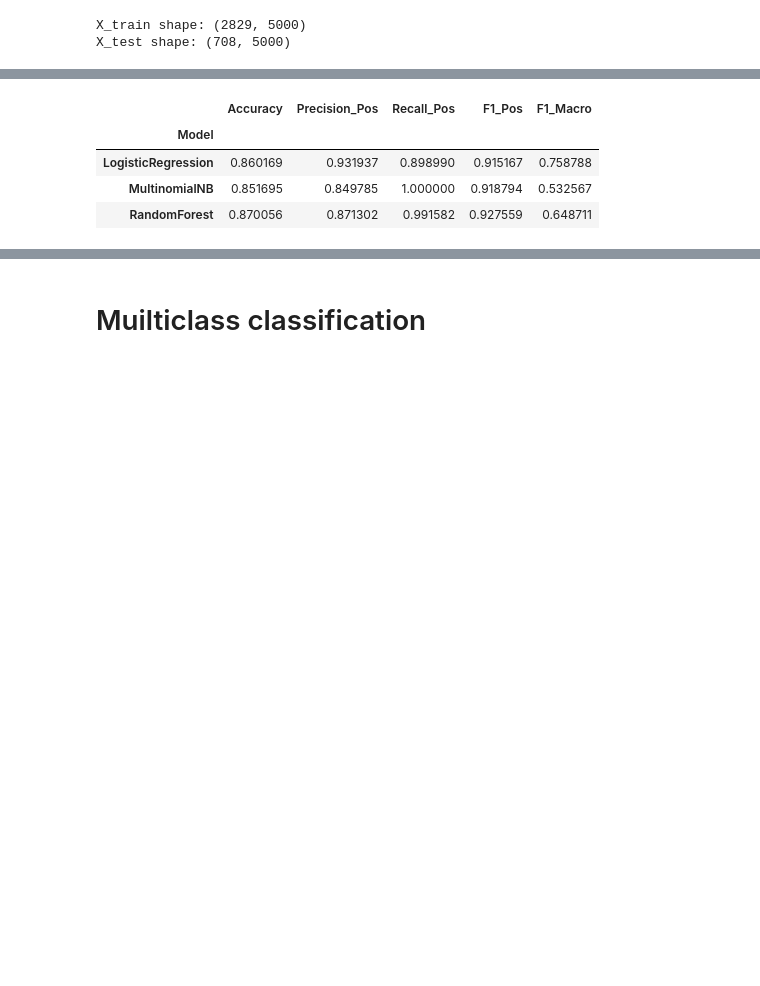
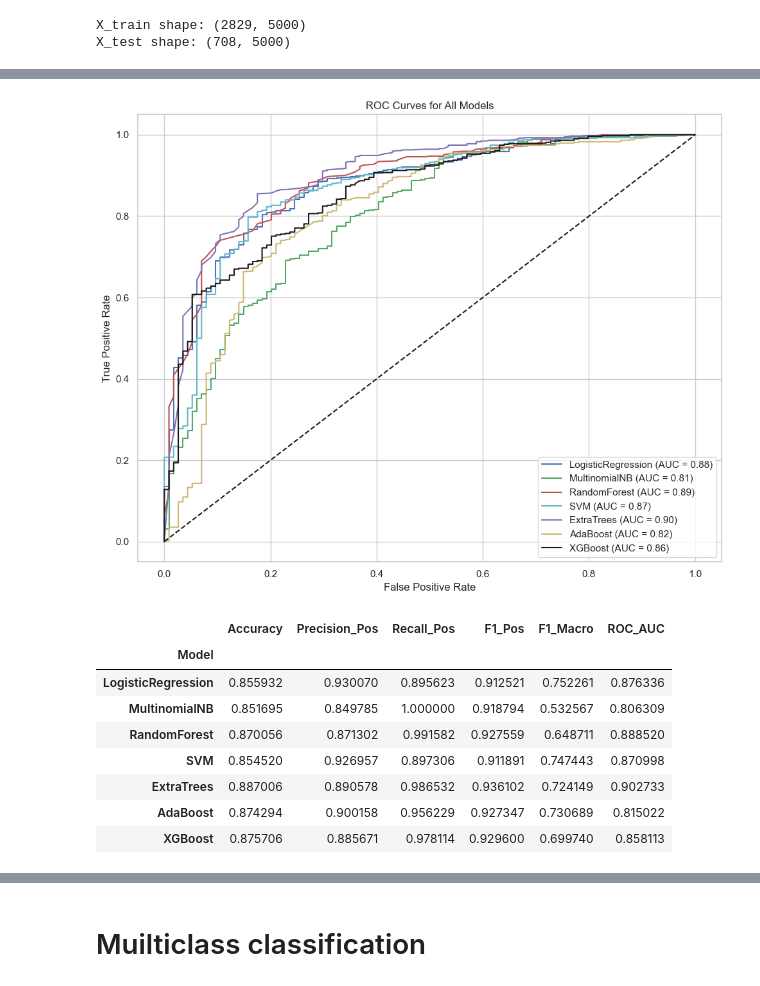
Before and after one commit to PrimeTonyCode/phase_4_project, a Jupyter notebook: Tweet_Sentiment_NLP.ipynb, the cells around one changed output, grey strips where cells are left out. Saved outputs shown, nothing was run; the diff lists cells and outputs as text; code cells hidden in the pictures; blank space fills up the shorter version.

```diff
--- a/Tweet_Sentiment_NLP.ipynb
+++ b/Tweet_Sentiment_NLP.ipynb
@@ -504,28 +523,69 @@ Trained models: ['LogisticRegression', 'MultinomialNB', 'RandomForest']
 # %%
-# 5) Compute metrics and save a CSV summary
-from sklearn.metrics import accuracy_score, precision_score, recall_score, f1_score
+# import os
+from sklearn.metrics import accuracy_score, precision_score, recall_score, f1_score, roc_auc_score, roc_curve, auc
 
+# Create output folder
+os.makedirs('output', exist_ok=True)
+
+# Initialize table
 rows = []
-for name, y_pred in model_preds.items():
+
+# Initialize plot
+plt.figure(figsize=(10, 8))
+colors = ['b', 'g', 'r', 'c', 'm', 'y', 'k']  # for up to 7 models
+for i, (name, model) in enumerate(model_objs.items()):
+    y_pred = model_preds[name]
+
+    # Compute metrics
     acc = accuracy_score(y_test, y_pred)
-    prec = precision_score(y_test, y_pred, pos_label=1)   # positive class focus
+    prec = precision_score(y_test, y_pred, pos_label=1)
     rec = recall_score(y_test, y_pred, pos_label=1)
     f1 = f1_score(y_test, y_pred, pos_label=1)
-    # macro F1 for balanced view
     f1_macro = f1_score(y_test, y_pred, average='macro')
-    rows.append((name, acc, prec, rec, f1, f1_macro))
 
-metrics_df = pd.DataFrame(rows, columns=['Model','Accuracy','Precision_Pos','Recall_Pos','F1_Pos','F1_Macro'])
-metrics_df = metrics_df.set_index('Model')
-metrics_df
+    # Compute ROC-AUC (need probabilities if available)
+    if hasattr(model, "predict_proba"):
+        y_prob = model.predict_proba(X_test)[:,1]
+    elif hasattr(model, "decision_function"):
+        y_prob = model.decision_function(X_test)
+    else:
+        y_prob = y_pred  # fallback for models without prob output
+
+    roc_auc = roc_auc_score(y_test, y_prob)
+
+    # Save metrics
+    rows.append((name, acc, prec, rec, f1, f1_macro, roc_auc))
+
+    # Plot ROC
+    fpr, tpr, _ = roc_curve(y_test, y_prob)
+    plt.plot(fpr, tpr, color=colors[i % len(colors)], label=f'{name} (AUC = {roc_auc:.2f})')
 
 # Save metrics table
-os.makedirs('output', exist_ok=True)
+metrics_df = pd.DataFrame(rows, columns=['Model','Accuracy','Precision_Pos','Recall_Pos','F1_Pos','F1_Macro','ROC_AUC'])
+metrics_df = metrics_df.set_index('Model')
 metrics_df.to_csv('output/binary_model_metrics.csv')
+
+
+# Finalize ROC plot
+plt.plot([0,1],[0,1],'k--')
+plt.title('ROC Curves for All Models')
+plt.xlabel('False Positive Rate')
+plt.ylabel('True Positive Rate')
+plt.legend(loc='lower right')
+plt.grid(True)
+plt.tight_layout()
+plt.savefig('output/roc_curves.png')
+plt.show()
+
 metrics_df
 # %% [output]
+[figure, added]
-|  | Accuracy | Precision_Pos | Recall_Pos | F1_Pos | F1_Macro |
-| Model |  |  |  |  |  |
-| LogisticRegression | 0.860169 | 0.931937 | 0.898990 | 0.915167 | 0.758788 |
-| MultinomialNB | 0.851695 | 0.849785 | 1.000000 | 0.918794 | 0.532567 |
-| RandomForest | 0.870056 | 0.871302 | 0.991582 | 0.927559 | 0.648711 |
+|  | Accuracy | Precision_Pos | Recall_Pos | F1_Pos | F1_Macro | ROC_AUC |
+| Model |  |  |  |  |  |  |
+| LogisticRegression | 0.855932 | 0.930070 | 0.895623 | 0.912521 | 0.752261 | 0.876336 |
+| MultinomialNB | 0.851695 | 0.849785 | 1.000000 | 0.918794 | 0.532567 | 0.806309 |
+| RandomForest | 0.870056 | 0.871302 | 0.991582 | 0.927559 | 0.648711 | 0.888520 |
+| SVM | 0.854520 | 0.926957 | 0.897306 | 0.911891 | 0.747443 | 0.870998 |
+| ExtraTrees | 0.887006 | 0.890578 | 0.986532 | 0.936102 | 0.724149 | 0.902733 |
+| AdaBoost | 0.874294 | 0.900158 | 0.956229 | 0.927347 | 0.730689 | 0.815022 |
+| XGBoost | 0.875706 | 0.885671 | 0.978114 | 0.929600 | 0.699740 | 0.858113 |
```
Also changed, not shown: parts of 18 cells of this notebook, 9 other files.
